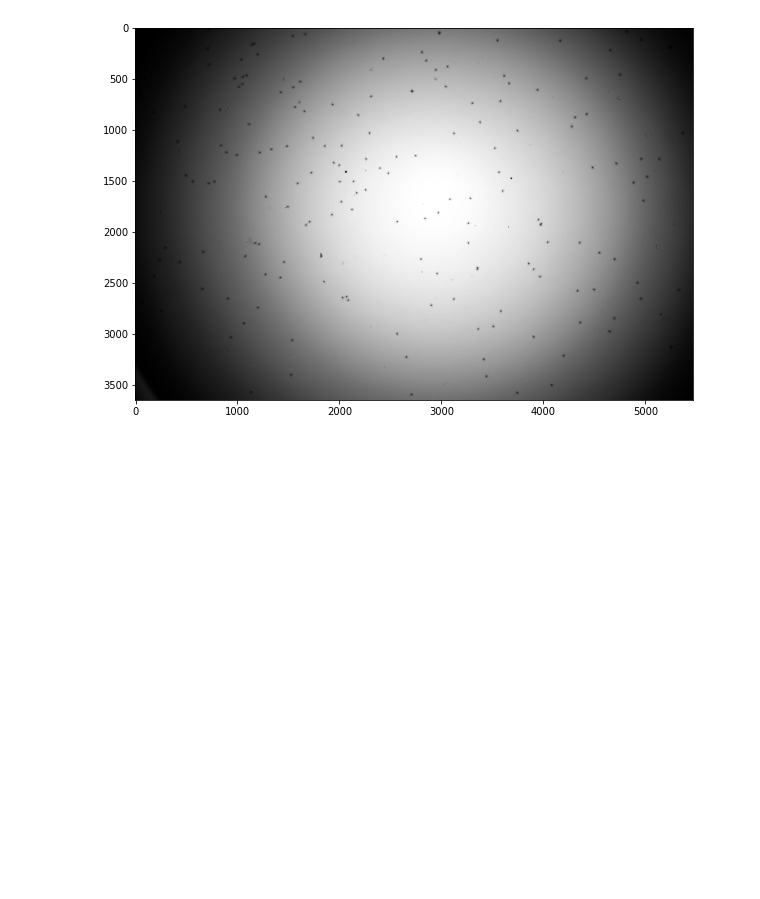
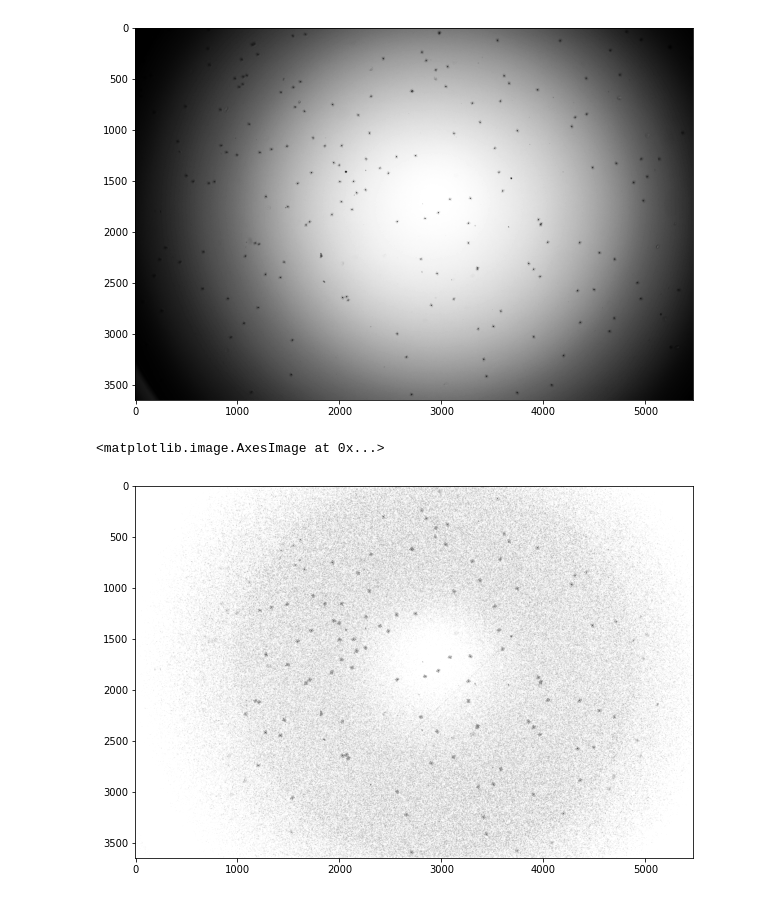
Before and after one commit to Abner0627/IPRV_Barcode-Beads-Detection, a Jupyter notebook: Barcode Beads Detection/main.ipynb, the cells around one changed output. Cells and saved outputs as stored; diff of their text form; code cells hidden in the pictures; blank space fills up the shorter version.

```diff
--- a/Barcode Beads Detection/main.ipynb
+++ b/Barcode Beads Detection/main.ipynb
@@ -57,6 +57,13 @@ def image_histogram_equalization(image, number_bins=225):
     image_equalized = np.interp(image.flatten(), bins[:-1], cdf)
 
     return image_equalized.reshape(image.shape)
+
+def gaussian_kernel(size, sigma=1):
+    size = int(size) // 2
+    x, y = np.mgrid[-size:size+1, -size:size+1]
+    normal = 1 / (2.0 * np.pi * sigma**2)
+    g =  np.exp(-((x**2 + y**2) / (2.0*sigma**2))) * normal
+    return g
 # %%
 dP = './img'
 sP = './result'
@@ -79,12 +86,28 @@ cdf = 255 * cdf / cdf[-1]
 image_equalized = np.interp(image.flatten(), bins[:-1], cdf)
 image_equalized = image_equalized.reshape(image.shape)
 
+x_min, x_max = np.min(image_equalized), np.max(image_equalized)
+img_hist = ((image_equalized - x_min) / (x_max - x_min)) * 255
+
 # fig = plt.figure(figsize=(10, 10))
 # plt.bar(np.arange(number_bins), image_histogram)
 # fig = plt.figure(figsize=(10, 10))
 # plt.bar(np.arange(number_bins), cdf)
 fig = plt.figure(figsize=(10, 10))
-plt.imshow(image_equalized, cmap='gray')
+plt.imshow(img_hist, cmap='gray')
 # %% [output]
 <matplotlib.image.AxesImage at 0x...>
 [figure]
+# %%
+k = gaussian_kernel(11)
+img_pad = _pad(img_hist, k)
+view = _view_matrix(img_pad, k)
+thold = np.einsum('klij,ij->kl', view, k) / np.sum(k) - 2
+
+img_adpt_thold = np.greater_equal(img_hist, thold)
+
+fig = plt.figure(figsize=(10, 10))
+plt.imshow(img_adpt_thold, cmap='gray')
+# %% [output]
+<matplotlib.image.AxesImage at 0x...>
+[figure, added]
```
Also changed, not shown: 1 other file.
